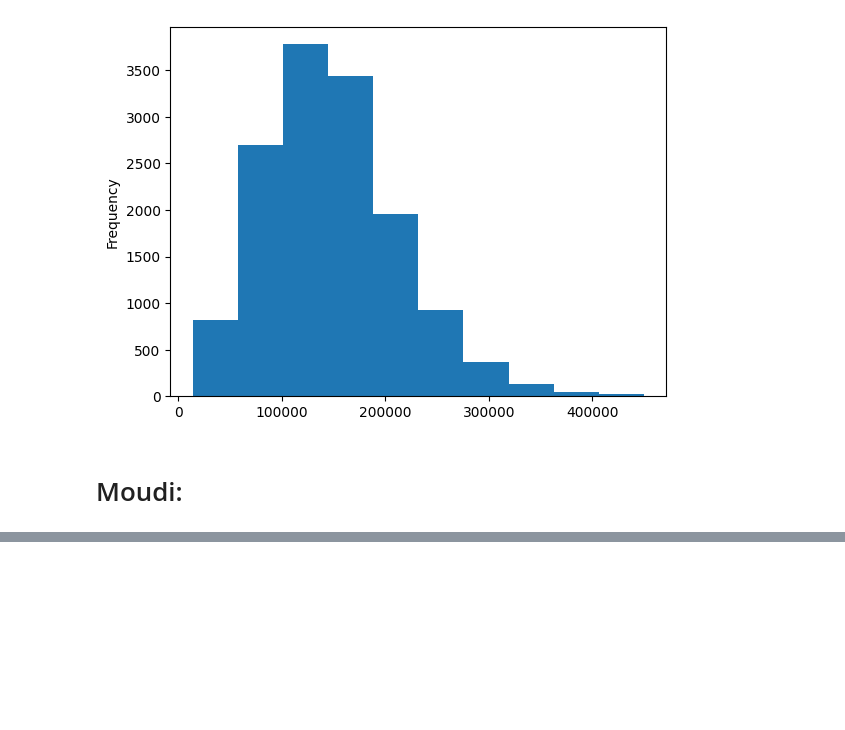
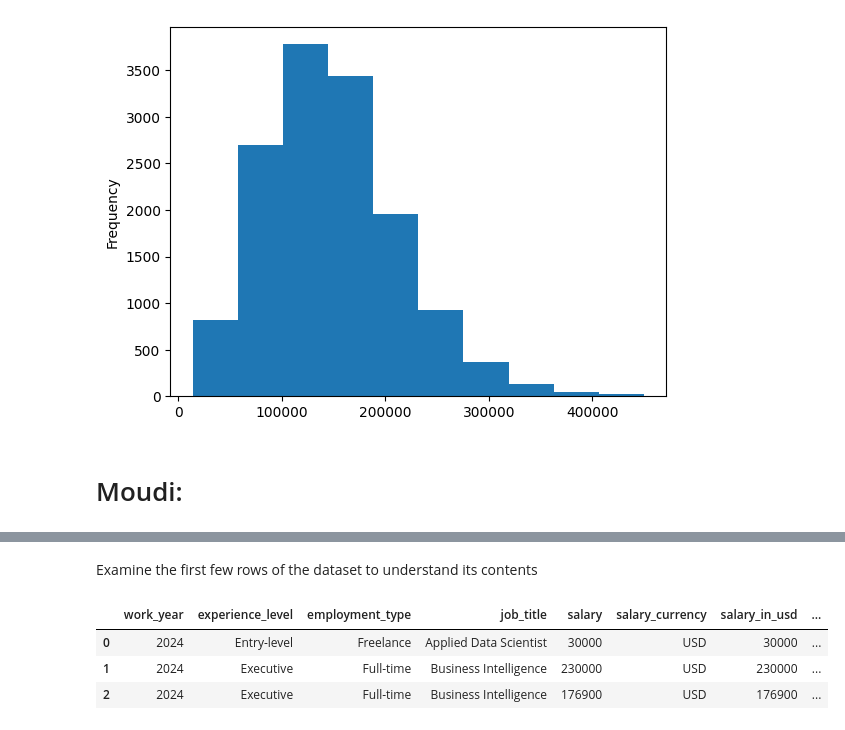
Before and after one commit to Adamixa/Data_field_job_analysis, a Jupyter notebook: notebook.ipynb, the cells around one changed output, grey strips where cells are left out. Drawn from its saved outputs; the diff is of its cells as text; code cells hidden in the pictures; blank space fills up the shorter version.

```diff
--- a/notebook.ipynb
+++ b/notebook.ipynb
@@ -150,0 +155,4 @@ df["salary"].plot(kind = 'hist')
+# %%
+import pandas as pd
+
+df = pd.read_csv('/content/jobs_in_data_2024 (1).csv', sep = ',') # to read file
@@ -150,0 +200,9 @@ df["salary"].plot(kind = 'hist')
+# %% [markdown]
+Examine the first few rows of the dataset to understand its contents
+# %%
+df.head(3) # show the first 3 rows
+# %% [output]
+|  | work_year | experience_level | employment_type | job_title | salary | salary_currency | salary_in_usd | ... |
+| 0 | 2024 | Entry-level | Freelance | Applied Data Scientist | 30000 | USD | 30000 | ... |
+| 1 | 2024 | Executive | Full-time | Business Intelligence | 230000 | USD | 230000 | ... |
+| 2 | 2024 | Executive | Full-time | Business Intelligence | 176900 | USD | 176900 | ... |
```
Also changed, not shown: parts of 23 cells of this notebook.
